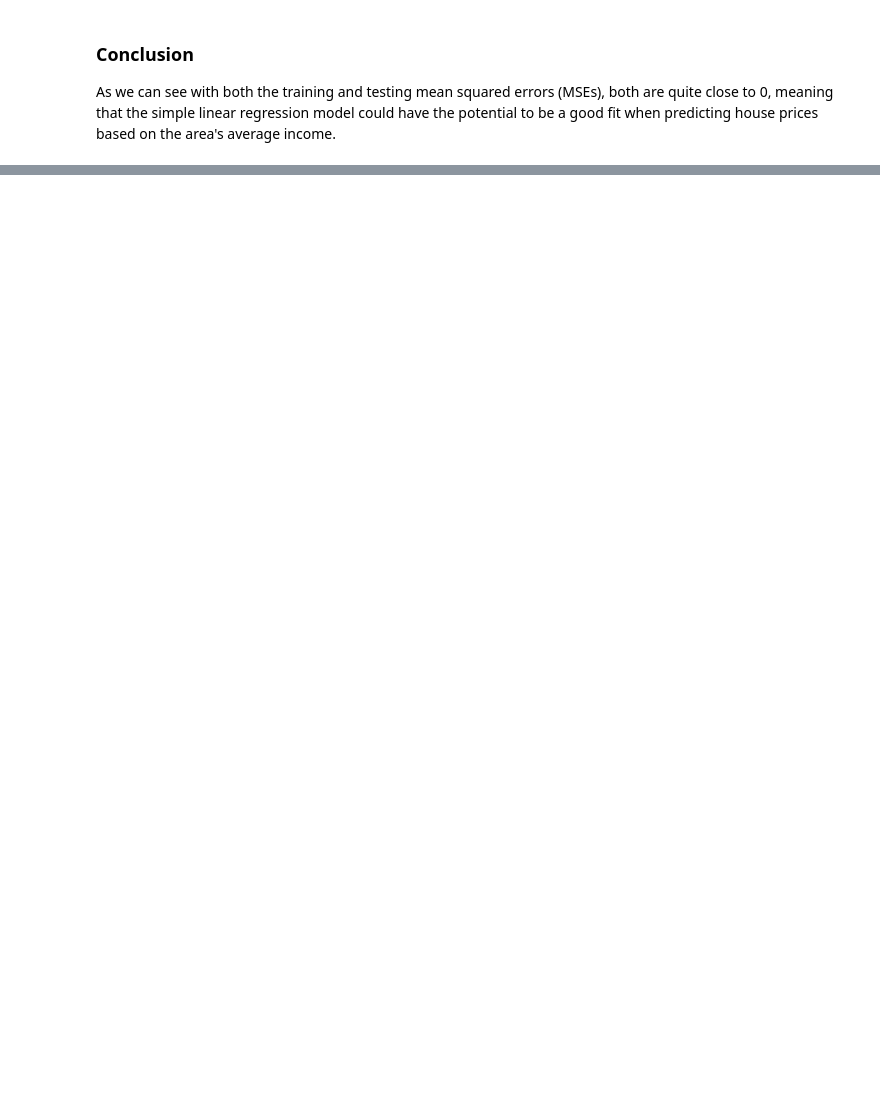
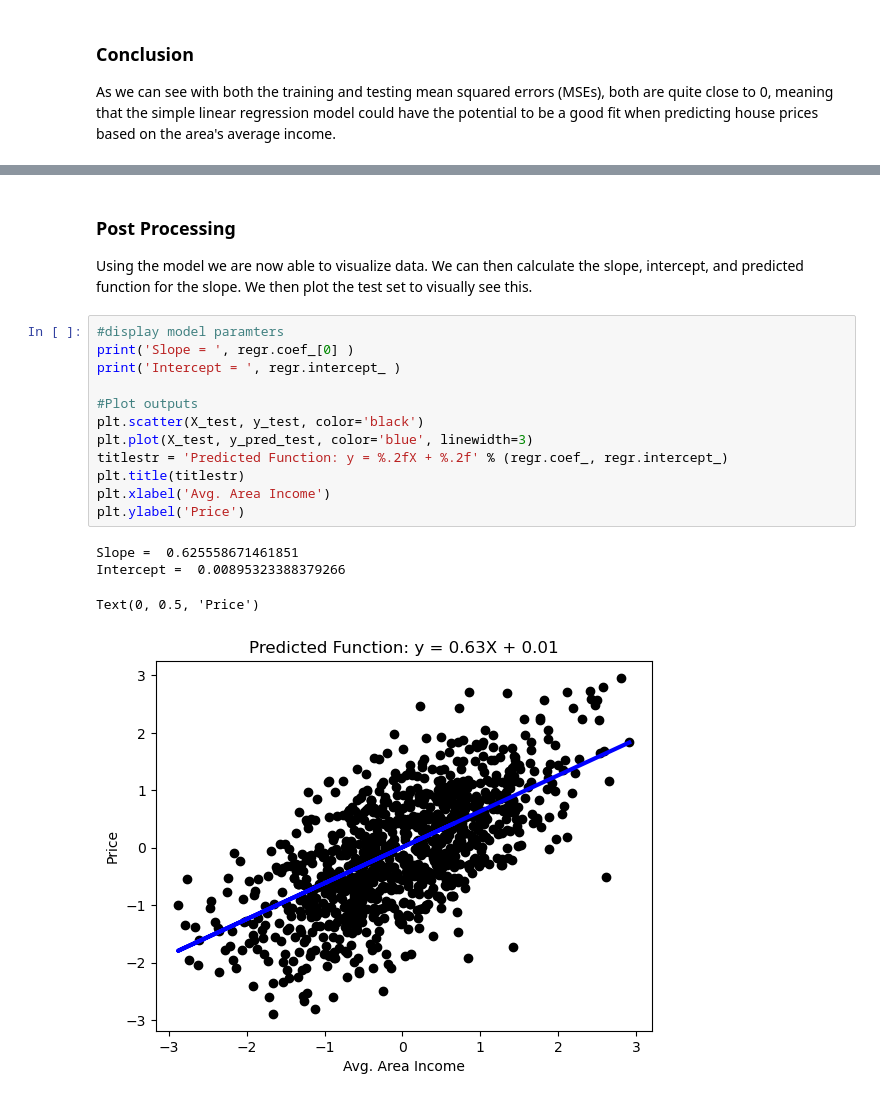
Before and after one commit to itspennyh/linear_regression_project, a Jupyter notebook: regression/simple_multi_regression.ipynb, the cells around one changed output, grey strips where cells are left out. Drawn from its saved outputs; the diff is of its cells as text; blank space fills up the shorter version.

```diff
--- a/regression/simple_multi_regression.ipynb
+++ b/regression/simple_multi_regression.ipynb
@@ -242,0 +280,20 @@ As we can see with both the training and testing mean squared errors (MSEs), bot
+# %% [markdown]
+### Post Processing
+Using the model we are now able to visualize data. We can then calculate the slope, intercept, and predicted function for the slope. We then plot the test set to visually see this.
+# %%
+#display model paramters
+print('Slope = ', regr.coef_[0] )
+print('Intercept = ', regr.intercept_ )
+
+#Plot outputs
+plt.scatter(X_test, y_test, color='black')
+plt.plot(X_test, y_pred_test, color='blue', linewidth=3)
+titlestr = 'Predicted Function: y = %.2fX + %.2f' % (regr.coef_, regr.intercept_)
+plt.title(titlestr)
+plt.xlabel('Avg. Area Income')
+plt.ylabel('Price')
+# %% [output]
+Slope =  0.625558671461851
+Intercept =  0.00895323388379266
+Text(0, 0.5, 'Price')
+[figure, added]
```
Also changed, not shown: parts of 14 cells of this notebook.
